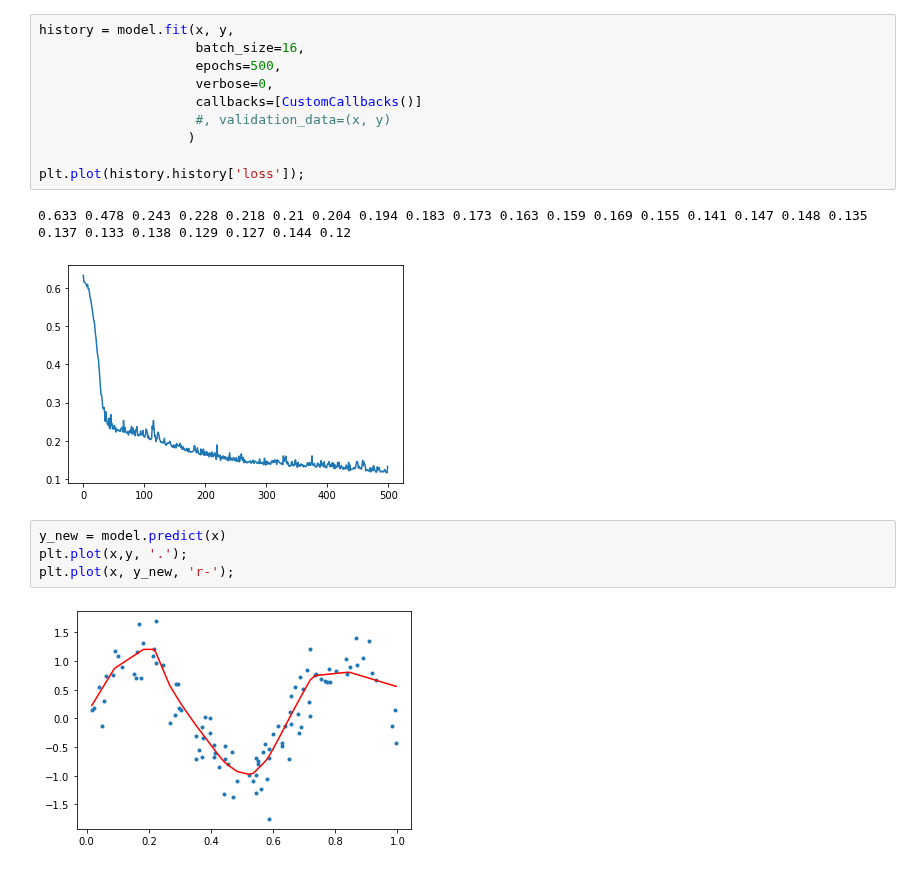
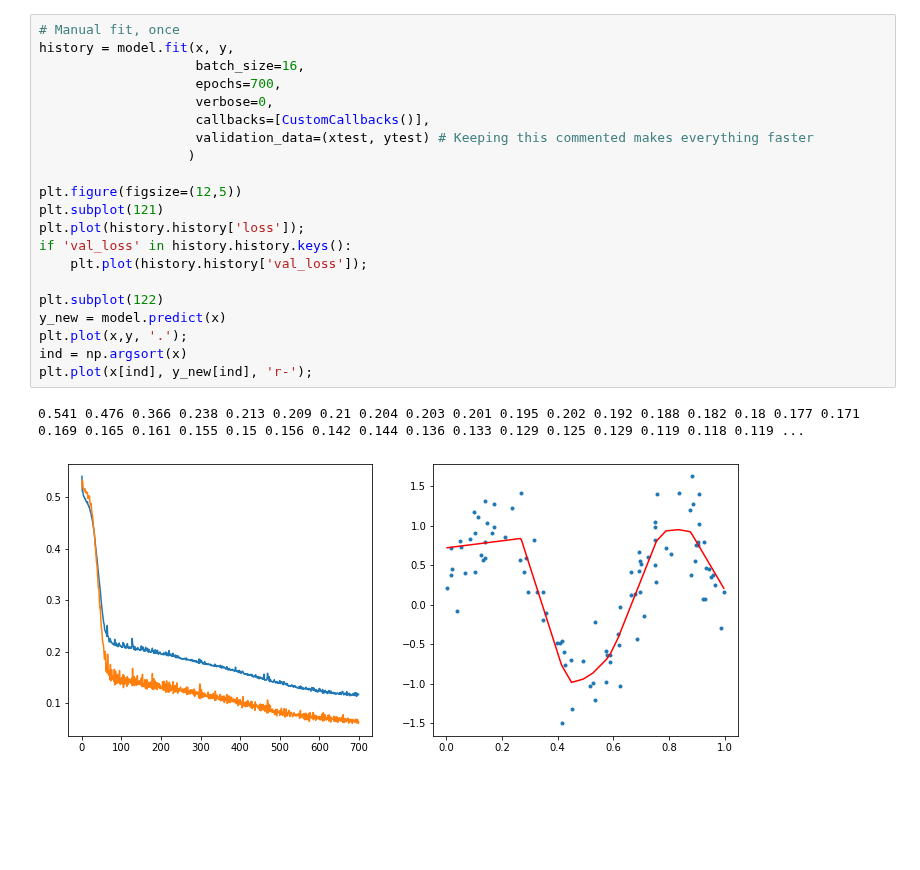
Before and after one commit to khakhalin/Sketches, a Jupyter notebook: tf_experiments/03_keras_method_overload.ipynb, the cells around one changed output. Cells and saved outputs as stored; diff of their text form; blank space fills up the shorter version.

```diff
--- a/tf_experiments/03_keras_method_overload.ipynb
+++ b/tf_experiments/03_keras_method_overload.ipynb
@@ -53,19 +67,24 @@ class CustomCallbacks(tf.keras.callbacks.Callback):
-# %%
-history = model.fit(x, y,
-                    batch_size=16,
-                    epochs=500,
-                    verbose=0,
-                    callbacks=[CustomCallbacks()]
-                    #, validation_data=(x, y)
-                   )
-
-plt.plot(history.history['loss']);
-# %% [output]
-0.633 0.478 0.243 0.228 0.218 0.21 0.204 0.194 0.183 0.173 0.163 0.159 0.169 0.155 0.141 0.147 0.148 0.135 0.137 0.133 0.138 0.129 0.127 0.144 0.12
-[figure, removed]
-# %%
-y_new = model.predict(x)
-plt.plot(x,y, '.');
-plt.plot(x, y_new, 'r-');
-# %% [output]
-[figure, removed]
+# %%
+# Manual fit, once
+history = model.fit(x, y,
+                    batch_size=16,
+                    epochs=700,
+                    verbose=0,
+                    callbacks=[CustomCallbacks()],
+                    validation_data=(xtest, ytest) # Keeping this commented makes everything faster
+                   )
+
+plt.figure(figsize=(12,5))
+plt.subplot(121)
+plt.plot(history.history['loss']);
+if 'val_loss' in history.history.keys():
+    plt.plot(history.history['val_loss']);
+
+plt.subplot(122)
+y_new = model.predict(x)
+plt.plot(x,y, '.');
+ind = np.argsort(x)
+plt.plot(x[ind], y_new[ind], 'r-');
+# %% [output]
+0.541 0.476 0.366 0.238 0.213 0.209 0.21 0.204 0.203 0.201 0.195 0.202 0.192 0.188 0.182 0.18 0.177 0.171 0.169 0.165 0.161 0.155 0.15 0.156 0.142 0.144 0.136 0.133 0.129 0.125 0.129 0.119 0.118 0.119 ...
+[figure, added]
```
Also changed, not shown: parts of 7 cells of this notebook, 1 other file.
